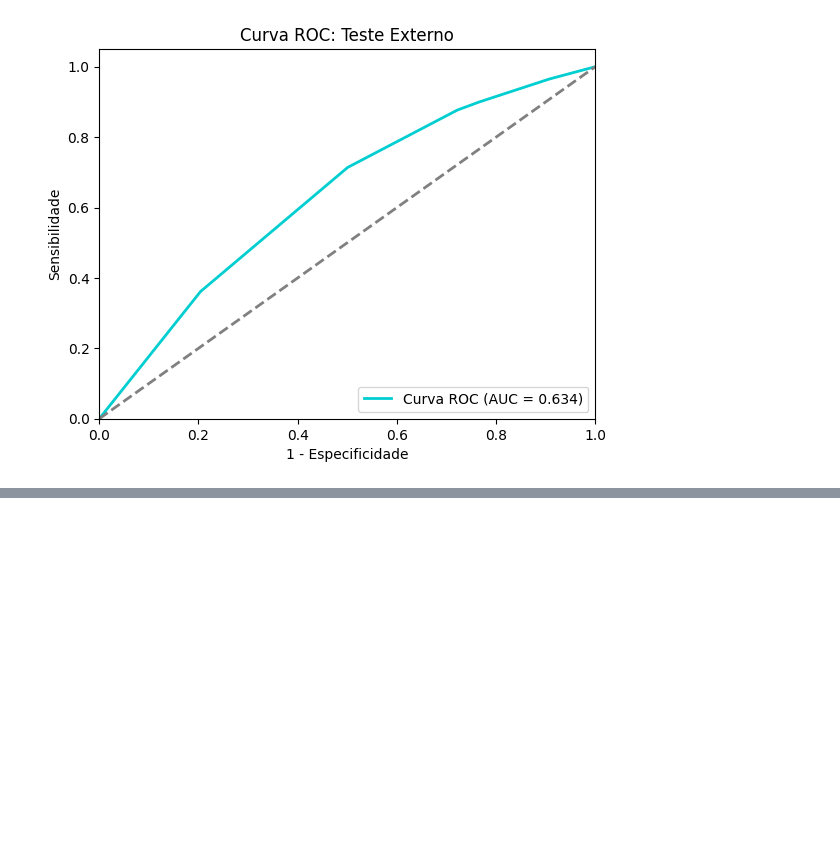
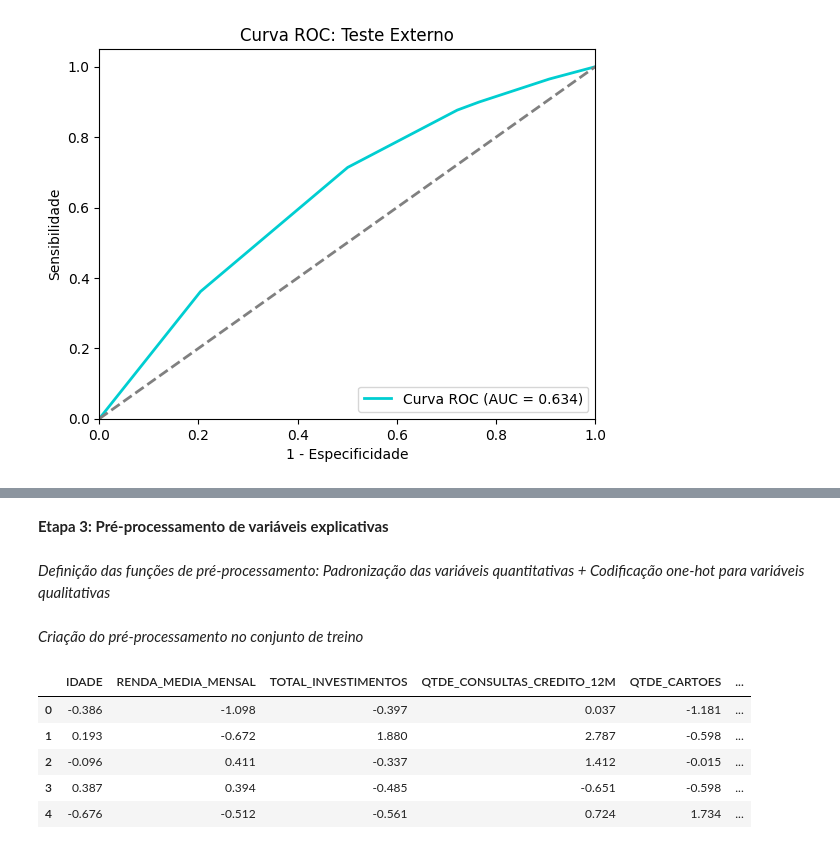
Before and after one commit to cbenincasa/MBA-case-classificacao, a Jupyter notebook: ESTUDO_CASO_CLASSIFICACAO_CARLOS_BENINCASA_2.ipynb, the cells around one changed output, grey strips where cells are left out. Cells and saved outputs as stored; diff of their text form; code cells hidden in the pictures; blank space fills up the shorter version.

```diff
--- a/ESTUDO_CASO_CLASSIFICACAO_CARLOS_BENINCASA_2.ipynb
+++ b/ESTUDO_CASO_CLASSIFICACAO_CARLOS_BENINCASA_2.ipynb
@@ -916,0 +921,5 @@ plt.show()
+# %%
+X_treino, X_teste, y_treino, y_teste = train_test_split(X, y,
+                                                        test_size=0.2,
+                                                        stratify=y,
+                                                        random_state=123)
@@ -916,0 +934,30 @@ plt.show()
+# %% [markdown]
+**Etapa 3: Pré-processamento de variáveis explicativas**
+# %% [markdown]
+*Definição das funções de pré-processamento: Padronização das variáveis quantitativas + Codificação one-hot para variáveis qualitativas*
+# %%
+preprocessador = ColumnTransformer(transformers=[
+    ("quanti", StandardScaler(), lista_X_quanti),
+    ("quali", OneHotEncoder(sparse_output=False, drop="first", handle_unknown='ignore'), lista_X_quali)
+],
+    remainder="passthrough"
+)
+# %% [markdown]
+*Criação do pré-processamento no conjunto de treino* <br>
+# %%
+X_treino_tratada = preprocessador.fit_transform(X_treino)  # O pré-processamento não deve envolver o conjunto de teste externo, que deve ficar reservado apenas para aplicações de resultados já obtidos, e nunca construções
+if lista_X_quali:
+    nomes_quali = list(preprocessador.named_transformers_['quali'].get_feature_names_out(lista_X_quali))
+else:
+    nomes_quali = []
+nomes_variaveis = list(lista_X_quanti) + nomes_quali
+# %%
+X_treino_tratada = pd.DataFrame(X_treino_tratada, columns=nomes_variaveis)
+X_treino_tratada.head()
+# %% [output]
+|  | IDADE | RENDA_MEDIA_MENSAL | TOTAL_INVESTIMENTOS | QTDE_CONSULTAS_CREDITO_12M | QTDE_CARTOES | ... |
+| 0 | -0.386 | -1.098 | -0.397 | 0.037 | -1.181 | ... |
+| 1 | 0.193 | -0.672 | 1.880 | 2.787 | -0.598 | ... |
+| 2 | -0.096 | 0.411 | -0.337 | 1.412 | -0.015 | ... |
+| 3 | 0.387 | 0.394 | -0.485 | -0.651 | -0.598 | ... |
+| 4 | -0.676 | -0.512 | -0.561 | 0.724 | 1.734 | ... |
```
Also changed, not shown: parts of 37 cells of this notebook.
